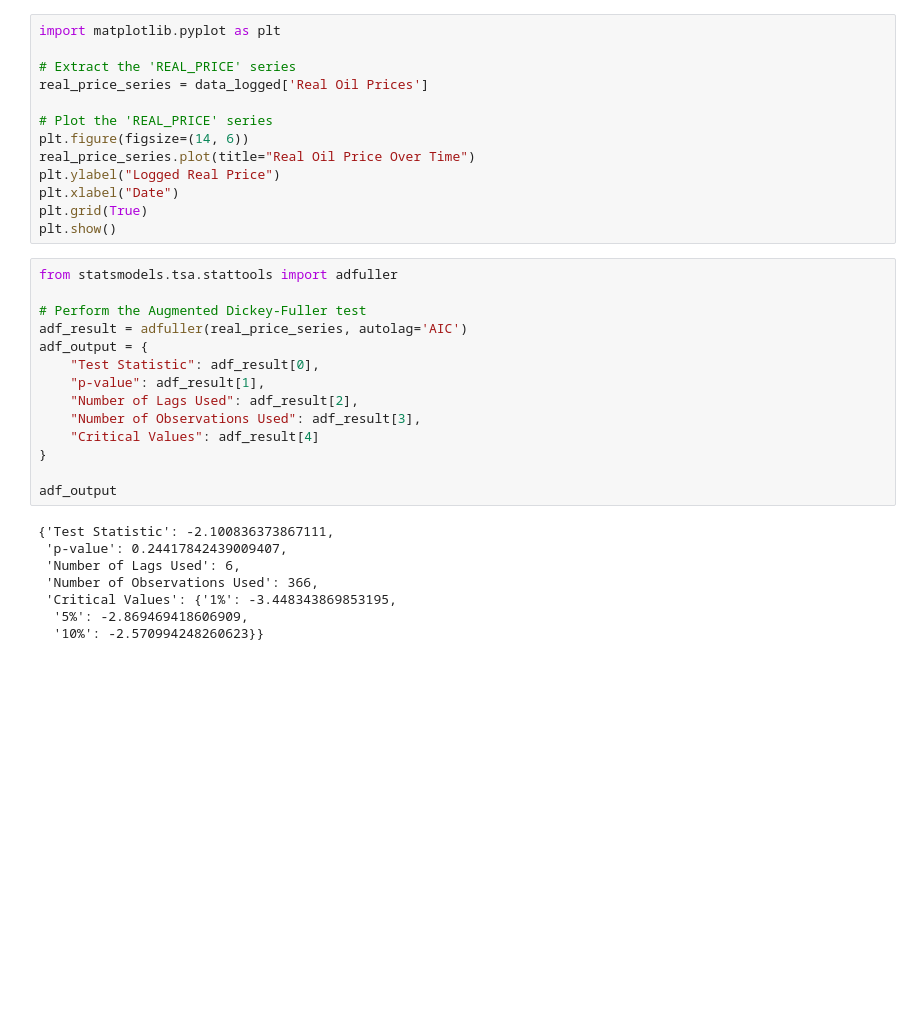
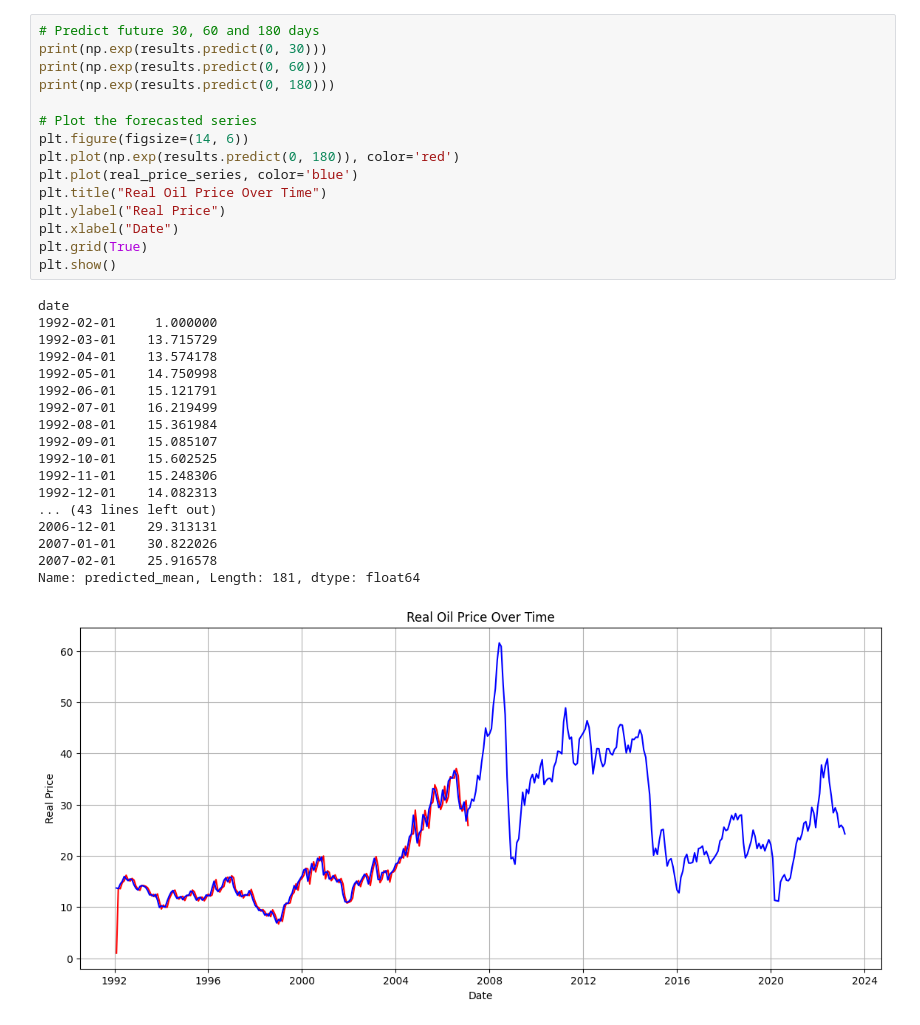
Before and after one commit to Hutto04/The-Oval-Table, a Jupyter notebook: Bruce/Models/arima_model.ipynb, the cells around one changed output. Drawn from its saved outputs; the diff is of its cells as text; blank space fills up the shorter version.

```diff
--- a/Bruce/Models/arima_model.ipynb
+++ b/Bruce/Models/arima_model.ipynb
@@ -23,35 +347,34 @@ Name: Real Oil Prices, dtype: float64
 # %%
-import matplotlib.pyplot as plt
+# Predict future 30, 60 and 180 days
+print(np.exp(results.predict(0, 30)))
+print(np.exp(results.predict(0, 60)))
+print(np.exp(results.predict(0, 180)))
 
-# Extract the 'REAL_PRICE' series
-real_price_series = data_logged['Real Oil Prices']
-
-# Plot the 'REAL_PRICE' series
+# Plot the forecasted series
 plt.figure(figsize=(14, 6))
-real_price_series.plot(title="Real Oil Price Over Time")
-plt.ylabel("Logged Real Price")
+plt.plot(np.exp(results.predict(0, 180)), color='red')
+plt.plot(real_price_series, color='blue')
+plt.title("Real Oil Price Over Time")
+plt.ylabel("Real Price")
 plt.xlabel("Date")
 plt.grid(True)
 plt.show()
+# %% [output]
+date
+1992-02-01     1.000000
+1992-03-01    13.715729
+1992-04-01    13.574178
+1992-05-01    14.750998
+1992-06-01    15.121791
+1992-07-01    16.219499
+1992-08-01    15.361984
+1992-09-01    15.085107
+1992-10-01    15.602525
+1992-11-01    15.248306
+1992-12-01    14.082313
+... (43 lines left out)
+2006-12-01    29.313131
+2007-01-01    30.822026
+2007-02-01    25.916578
+Name: predicted_mean, Length: 181, dtype: float64
+[figure, added]
-# %%
-from statsmodels.tsa.stattools import adfuller
-
-# Perform the Augmented Dickey-Fuller test
-adf_result = adfuller(real_price_series, autolag='AIC')
-adf_output = {
-    "Test Statistic": adf_result[0],
-    "p-value": adf_result[1],
-    "Number of Lags Used": adf_result[2],
-    "Number of Observations Used": adf_result[3],
-    "Critical Values": adf_result[4]
-}
-
-adf_output
-# %% [output]
-{'Test Statistic': -2.100836373867111,
- 'p-value': 0.24417842439009407,
- 'Number of Lags Used': 6,
- 'Number of Observations Used': 366,
- 'Critical Values': {'1%': -3.448343869853195,
-  '5%': -2.869469418606909,
-  '10%': -2.570994248260623}}
```
Also changed, not shown: parts of 9 cells of this notebook, 1 other file.
